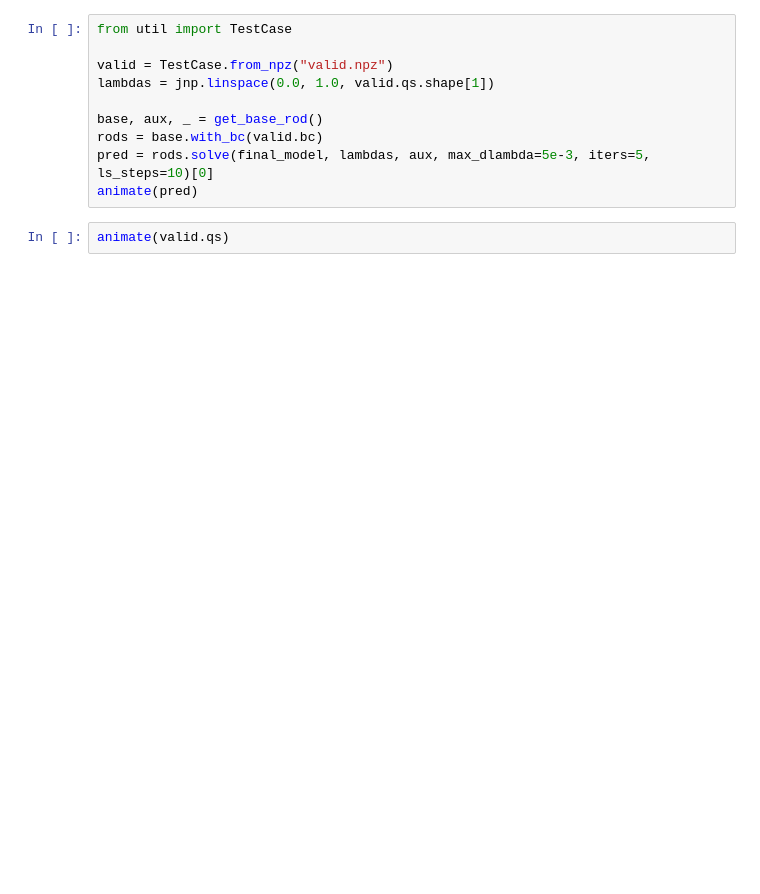
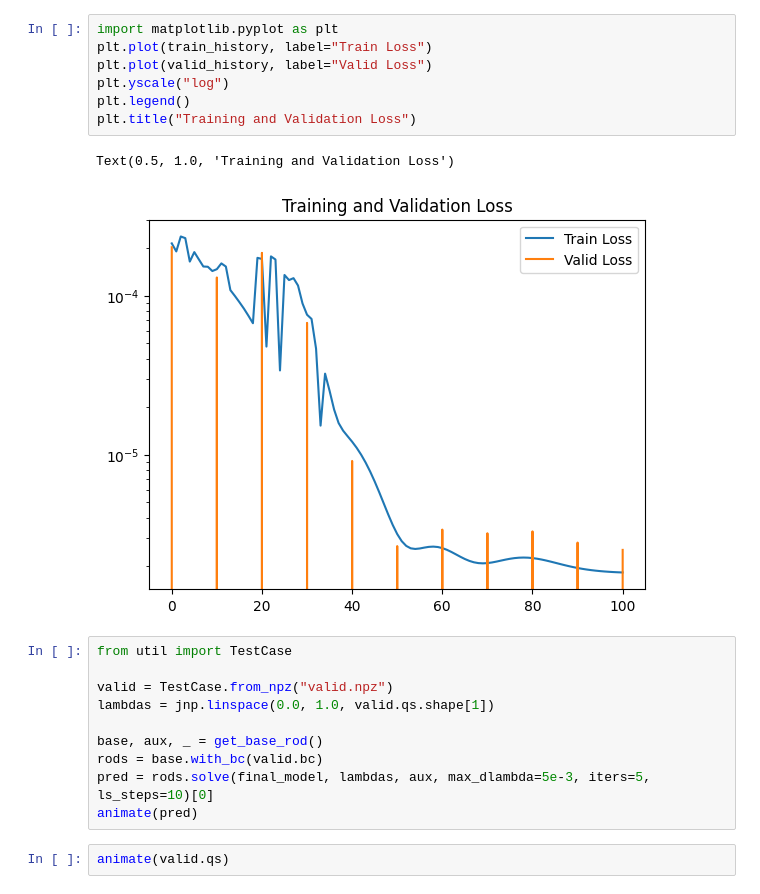
Before and after one commit to ryanchaiyakul/dismech-jax, a Jupyter notebook: examples/slinky/3d_slinky.ipynb, the cells around one changed output. Saved outputs shown, nothing was run; the diff lists cells and outputs as text; blank space fills up the shorter version.

```diff
--- a/examples/slinky/3d_slinky.ipynb
+++ b/examples/slinky/3d_slinky.ipynb
@@ -63,3 +66,13 @@ Step 100  | Train: 1.83160e-06  | Valid: 2.51663e-06
+# %%
+import matplotlib.pyplot as plt
+plt.plot(train_history, label="Train Loss")
+plt.plot(valid_history, label="Valid Loss")
+plt.yscale("log")
+plt.legend()
+plt.title("Training and Validation Loss")
+# %% [output]
+Text(0.5, 1.0, 'Training and Validation Loss')
+[figure, added]
 # %%
 from util import TestCase
 
```
Also changed, not shown: parts of 4 cells of this notebook, 11 other files.
